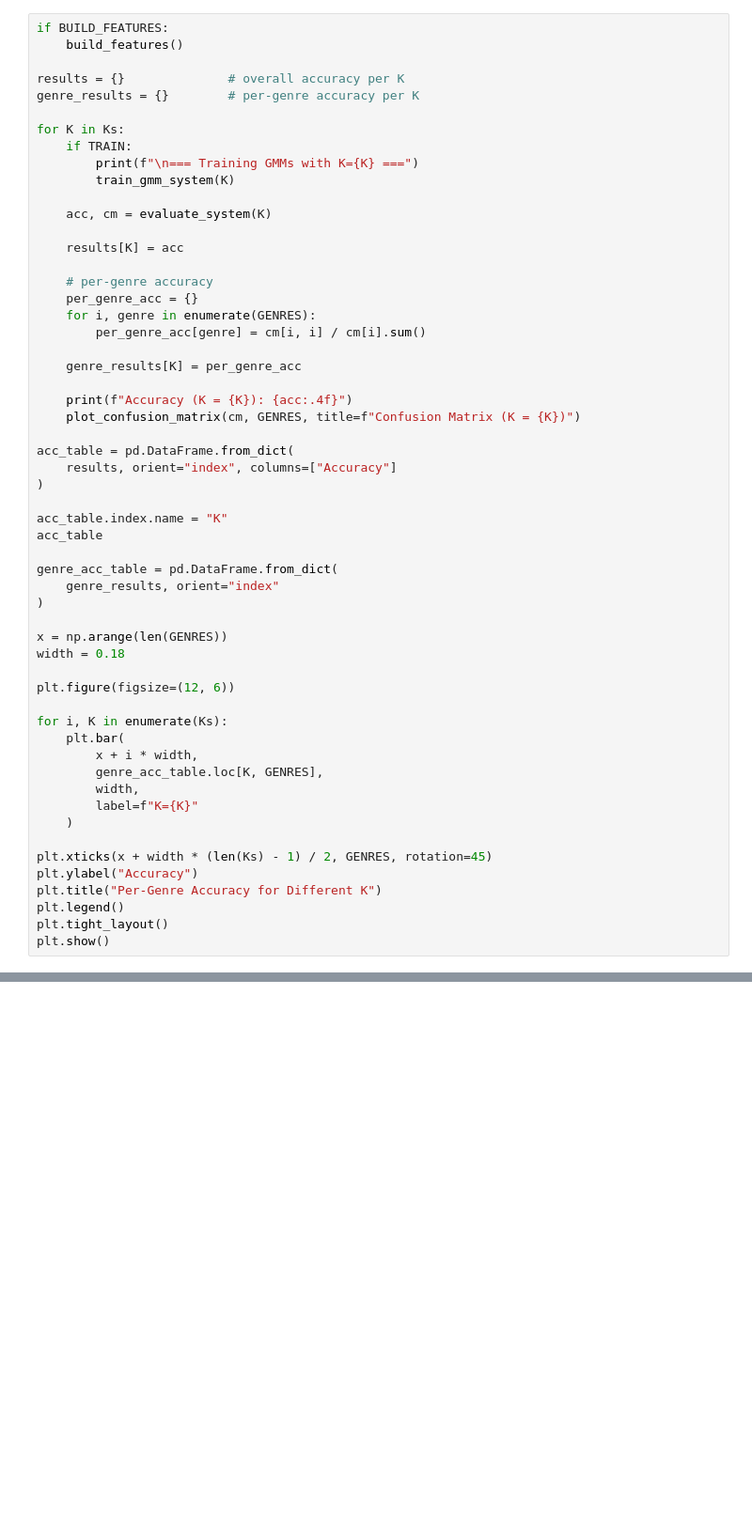
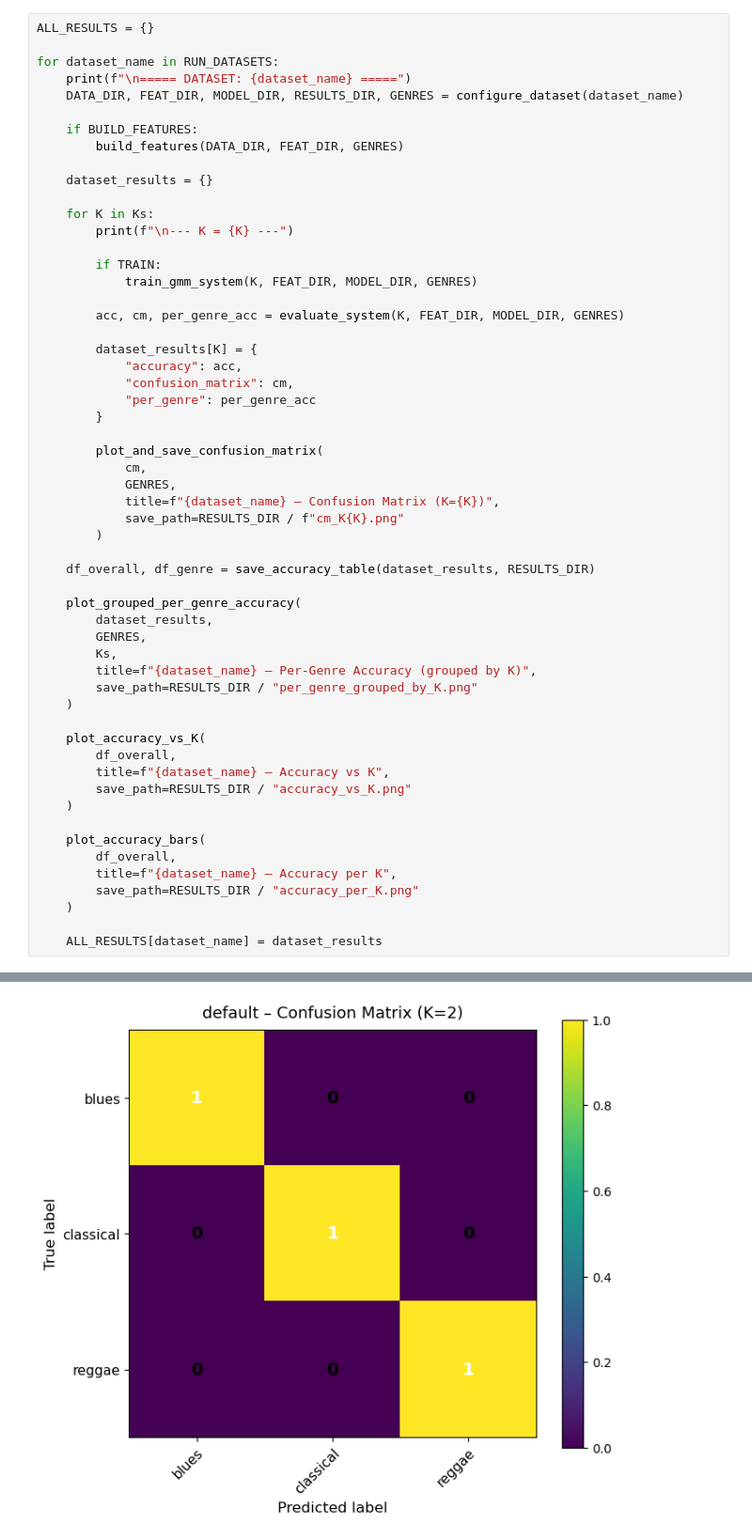
Before and after one commit to dkleidonaris/ece443-audio-genre-classification, a Jupyter notebook: project.ipynb, the cells around one changed output, grey strips where cells are left out. Shown at 94% size. Drawn from its saved outputs; the diff is of its cells as text; blank space fills up the shorter version.

Commit message:
final changes to notebook / Added comments Saved results

```diff
--- a/project.ipynb
+++ b/project.ipynb
@@ -272,57 +468,57 @@ def plot_confusion_matrix(cm, labels, title="Confusion Matrix"):
 # %%
-if BUILD_FEATURES:
-    build_features()
+ALL_RESULTS = {}
 
-results = {}              # overall accuracy per K
-genre_results = {}        # per-genre accuracy per K
+for dataset_name in RUN_DATASETS:
+    print(f"\n===== DATASET: {dataset_name} =====")
+    DATA_DIR, FEAT_DIR, MODEL_DIR, RESULTS_DIR, GENRES = configure_dataset(dataset_name)
 
-for K in Ks:
-    if TRAIN:
-        print(f"\n=== Training GMMs with K={K} ===")
-        train_gmm_system(K)
+    if BUILD_FEATURES:
+        build_features(DATA_DIR, FEAT_DIR, GENRES)
 
-    acc, cm = evaluate_system(K)
+    dataset_results = {}
 
-    results[K] = acc
+    for K in Ks:
+        print(f"\n--- K = {K} ---")
 
-    # per-genre accuracy
-    per_genre_acc = {}
-    for i, genre in enumerate(GENRES):
-        per_genre_acc[genre] = cm[i, i] / cm[i].sum()
+        if TRAIN:
+            train_gmm_system(K, FEAT_DIR, MODEL_DIR, GENRES)
 
-    genre_results[K] = per_genre_acc
+        acc, cm, per_genre_acc = evaluate_system(K, FEAT_DIR, MODEL_DIR, GENRES)
 
-    print(f"Accuracy (K = {K}): {acc:.4f}")
-    plot_confusion_matrix(cm, GENRES, title=f"Confusion Matrix (K = {K})")
+        dataset_results[K] = {
+            "accuracy": acc,
+            "confusion_matrix": cm,
+            "per_genre": per_genre_acc
+        }
 
-acc_table = pd.DataFrame.from_dict(
-    results, orient="index", columns=["Accuracy"]
-)
+        plot_and_save_confusion_matrix(
+            cm,
+            GENRES,
+            title=f"{dataset_name} – Confusion Matrix (K={K})",
+            save_path=RESULTS_DIR / f"cm_K{K}.png"
+        )
 
-acc_table.index.name = "K"
-acc_table
+    df_overall, df_genre = save_accuracy_table(dataset_results, RESULTS_DIR)
 
-genre_acc_table = pd.DataFrame.from_dict(
-    genre_results, orient="index"
-)
-
-x = np.arange(len(GENRES))
-width = 0.18
-
-plt.figure(figsize=(12, 6))
-
-for i, K in enumerate(Ks):
-    plt.bar(
-        x + i * width,
-        genre_acc_table.loc[K, GENRES],
-        width,
-        label=f"K={K}"
+    plot_grouped_per_genre_accuracy(
+        dataset_results,
+        GENRES,
+        Ks,
+        title=f"{dataset_name} – Per-Genre Accuracy (grouped by K)",
+        save_path=RESULTS_DIR / "per_genre_grouped_by_K.png"
     )
 
-plt.xticks(x + width * (len(Ks) - 1) / 2, GENRES, rotation=45)
-plt.ylabel("Accuracy")
-plt.title("Per-Genre Accuracy for Different K")
-plt.legend()
-plt.tight_layout()
-plt.show()
+    plot_accuracy_vs_K(
+        df_overall,
+        title=f"{dataset_name} – Accuracy vs K",
+        save_path=RESULTS_DIR / "accuracy_vs_K.png"
+    )
+
+    plot_accuracy_bars(
+        df_overall,
+        title=f"{dataset_name} – Accuracy per K",
+        save_path=RESULTS_DIR / "accuracy_per_K.png"
+    )
+
+    ALL_RESULTS[dataset_name] = dataset_results
 # %% [output]
@@ -330,0 +528 @@ plt.show()
+[figure, new version]
```
Also changed, not shown: parts of 10 cells of this notebook, 24 other files.
